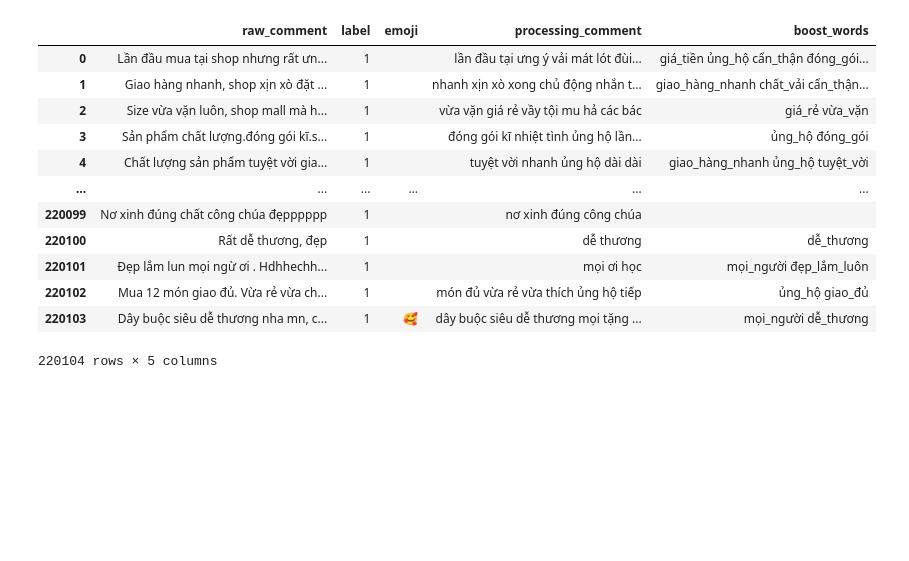
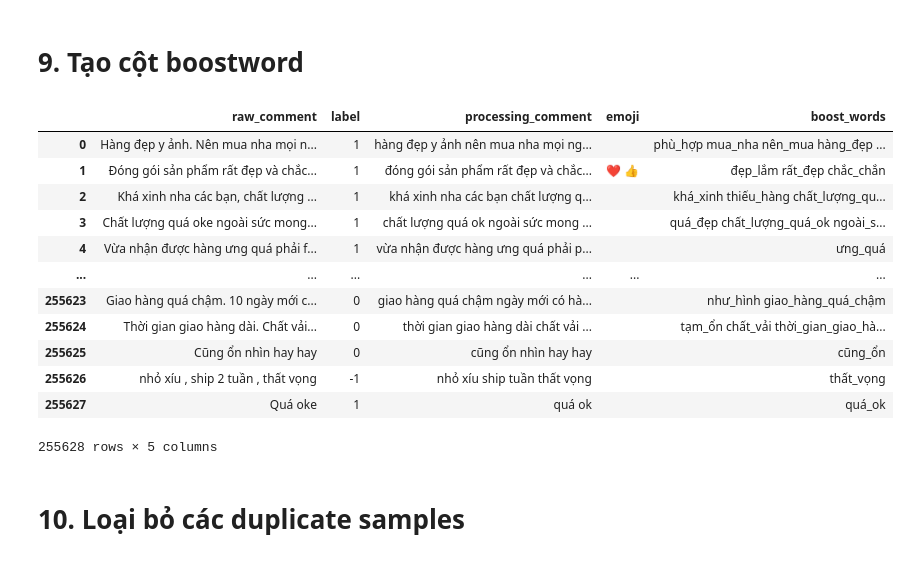
Before and after one commit to cuongpiger/CSC_Data_Science_Final_Project, a Jupyter notebook: 01. Data Preprocessing/00_preprocessing.ipynb, the cells around one changed output. Saved outputs shown, nothing was run; the diff lists cells and outputs as text; code cells hidden in the pictures; blank space fills up the shorter version.

```diff
--- a/01. Data Preprocessing/00_preprocessing.ipynb
+++ b/01. Data Preprocessing/00_preprocessing.ipynb
@@ -337,0 +153,4 @@ raw_data
+# %%
+abbreviates = Utils.loadAbbreviates()
+# %%
+reviews['processing_comment'] = reviews['processing_comment'].apply(lambda comment: Utils.standardReview(comment, abbreviates, syllables))
@@ -338,2 +173,26 @@ raw_data
+# %% [markdown]
+# 9. Tạo cột boostword
+# %%
+boostwords = Utils.loadBoostWords()
+# %%
+reviews['boost_words'] = reviews['processing_comment'].apply(lambda comment: Utils.extractBoostWords(comment, boostwords))
+# %%
+reviews
+# %% [output]
+|  | raw_comment | label | processing_comment | emoji | boost_words |
+| 0 | Hàng đẹp y ảnh. Nên mua nha mọi n... | 1 | hàng đẹp y ảnh nên mua nha mọi ng... |  | phù_hợp mua_nha nên_mua hàng_đẹp ... |
+| 1 | Đóng gói sản phẩm rất đẹp và chắc... | 1 | đóng gói sản phẩm rất đẹp và chắc... | ❤️ 👍 | đẹp_lắm rất_đẹp chắc_chắn |
+| 2 | Khá xinh nha các bạn, chất lượng ... | 1 | khá xinh nha các bạn chất lượng q... |  | khá_xinh thiếu_hàng chất_lượng_qu... |
+| 3 | Chất lượng quá oke ngoài sức mong... | 1 | chất lượng quá ok ngoài sức mong ... |  | quá_đẹp chất_lượng_quá_ok ngoài_s... |
+| 4 | Vừa nhận được hàng ưng quá phải f... | 1 | vừa nhận được hàng ưng quá phải p... |  | ưng_quá |
+| ... | ... | ... | ... | ... | ... |
+| 255623 | Giao hàng quá chậm. 10 ngày mới c... | 0 | giao hàng quá chậm ngày mới có hà... |  | như_hình giao_hàng_quá_chậm |
+| 255624 | Thời gian giao hàng dài. Chất vải... | 0 | thời gian giao hàng dài chất vải ... |  | tạm_ổn chất_vải thời_gian_giao_hà... |
+| 255625 | Cũng ổn nhìn hay hay | 0 | cũng ổn nhìn hay hay |  | cũng_ổn |
+| 255626 | nhỏ xíu , ship 2 tuần , thất vọng | -1 | nhỏ xíu ship tuần thất vọng |  | thất_vọng |
+| 255627 | Quá oke | 1 | quá ok |  | quá_ok |
+255628 rows × 5 columns
+# %% [markdown]
+# 10. Loại bỏ các duplicate samples
 # %%
 stopwords = Utils.loadStopwords()
@@ -342,16 +198,0 @@ raw_data['processing_comment'] = raw_data['processing_comment'].apply(lambda com
-# %%
-raw_data
-# %% [output]
-|  | raw_comment | label | emoji | processing_comment | boost_words |
-| 0 | Lần đầu mua tại shop nhưng rất ưn... | 1 |  | lần đầu tại ưng ý vải mát lót đùi... | giá_tiền ủng_hộ cẩn_thận đóng_gói... |
-| 1 | Giao hàng nhanh, shop xịn xò đặt ... | 1 |  | nhanh xịn xò xong chủ động nhắn t... | giao_hàng_nhanh chất_vải cẩn_thận... |
-| 2 | Size vừa vặn luôn, shop mall mà h... | 1 |  | vừa vặn giá rẻ vầy tội mu hả các bác | giá_rẻ vừa_vặn |
-| 3 | Sản phẩm chất lượng.đóng gói kĩ.s... | 1 |  | đóng gói kĩ nhiệt tình ủng hộ lần... | ủng_hộ đóng_gói |
-| 4 | Chất lượng sản phẩm tuyệt vời gia... | 1 |  | tuyệt vời nhanh ủng hộ dài dài | giao_hàng_nhanh ủng_hộ tuyệt_vời |
-| ... | ... | ... | ... | ... | ... |
-| 220099 | Nơ xinh đúng chất công chúa đẹpppppp | 1 |  | nơ xinh đúng công chúa |  |
-| 220100 | Rất dễ thương, đẹp | 1 |  | dễ thương | dễ_thương |
-| 220101 | Đẹp lắm lun mọi ngừ ơi . Hdhhechh... | 1 |  | mọi ơi học | mọi_người đẹp_lắm_luôn |
-| 220102 | Mua 12 món giao đủ. Vừa rẻ vừa ch... | 1 |  | món đủ vừa rẻ vừa thích ủng hộ tiếp | ủng_hộ giao_đủ |
-| 220103 | Dây buộc siêu dễ thương nha mn, c... | 1 | 🥰 | dây buộc siêu dễ thương mọi tặng ... | mọi_người dễ_thương |
-220104 rows × 5 columns
```
Also changed, not shown: parts of 114 cells of this notebook, 20 other files.
